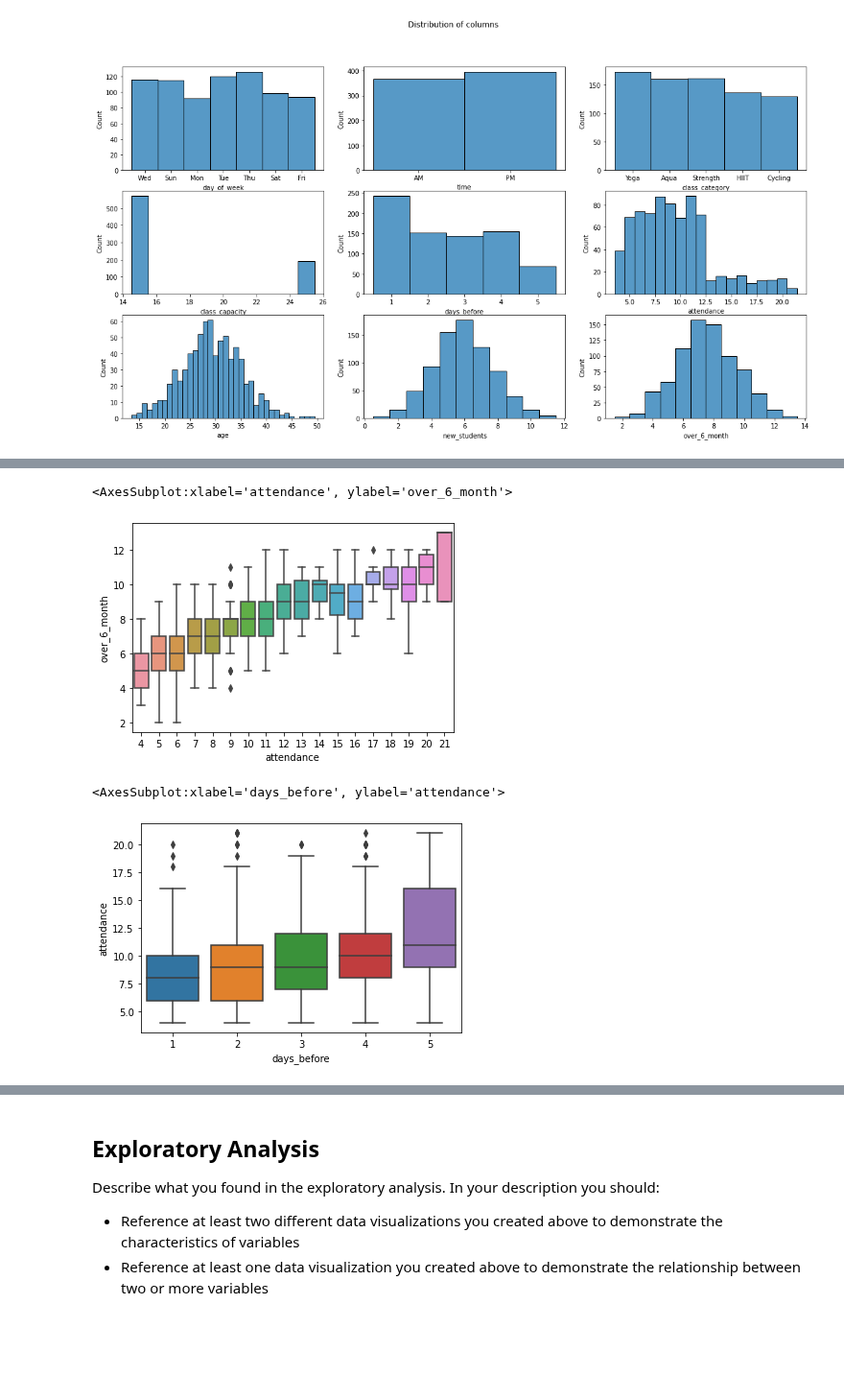
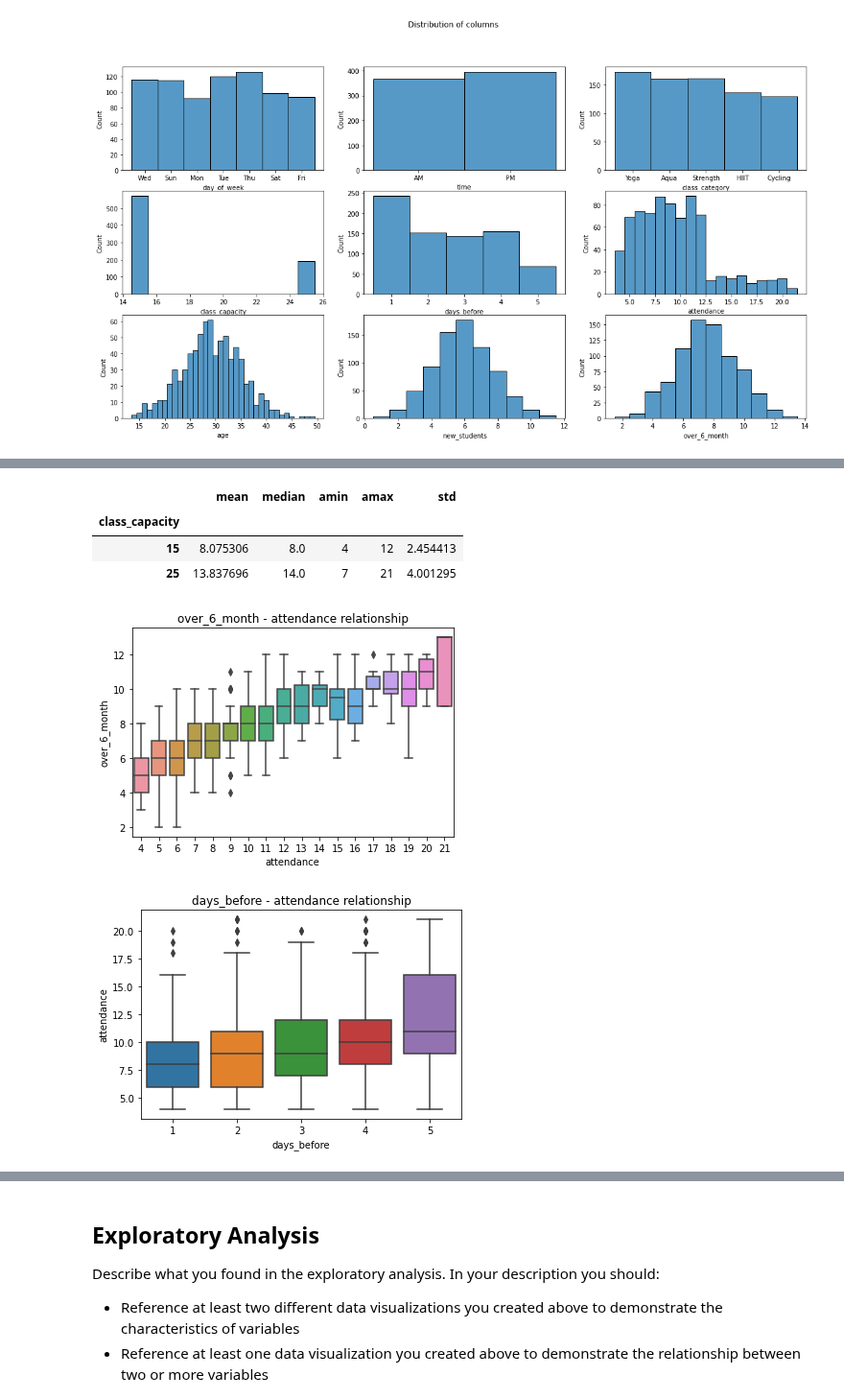
Before and after one commit to CarJung/Uni, a Jupyter notebook: data_camp_certificate/notebook.ipynb, the cells around one changed output, grey strips where cells are left out. Shown at 96% size. Drawn from its saved outputs; the diff is of its cells as text; code cells hidden in the pictures; blank space fills up the shorter version.

```diff
--- a/data_camp_certificate/notebook.ipynb
+++ b/data_camp_certificate/notebook.ipynb
@@ -242,10 +260,17 @@ sns.boxplot(y = 'attendance', x = 'class_capacity', data = data)
+# %%
+data.groupby('class_capacity')['attendance'].agg([np.mean,np.median,np.min, np.max,np.std])
+# %% [output]
+|  | mean | median | amin | amax | std |
+| class_capacity |  |  |  |  |  |
+| 15 | 8.075306 | 8.0 | 4 | 12 | 2.454413 |
+| 25 | 13.837696 | 14.0 | 7 | 21 | 4.001295 |
 # %%
 sns.boxplot(x = 'attendance', y = 'over_6_month', data = data)
+plt.title('over_6_month - attendance relationship');
 # %% [output]
-<AxesSubplot:xlabel='attendance', ylabel='over_6_month'>
-[figure, old version]
+[figure, new version]
 # %%
 sns.boxplot(y = 'attendance', x = 'days_before', data = data)
+plt.title('days_before - attendance relationship');
 # %% [output]
-<AxesSubplot:xlabel='days_before', ylabel='attendance'>
-[figure, old version]
+[figure, new version]
```
Also changed, not shown: parts of 12 cells of this notebook.
